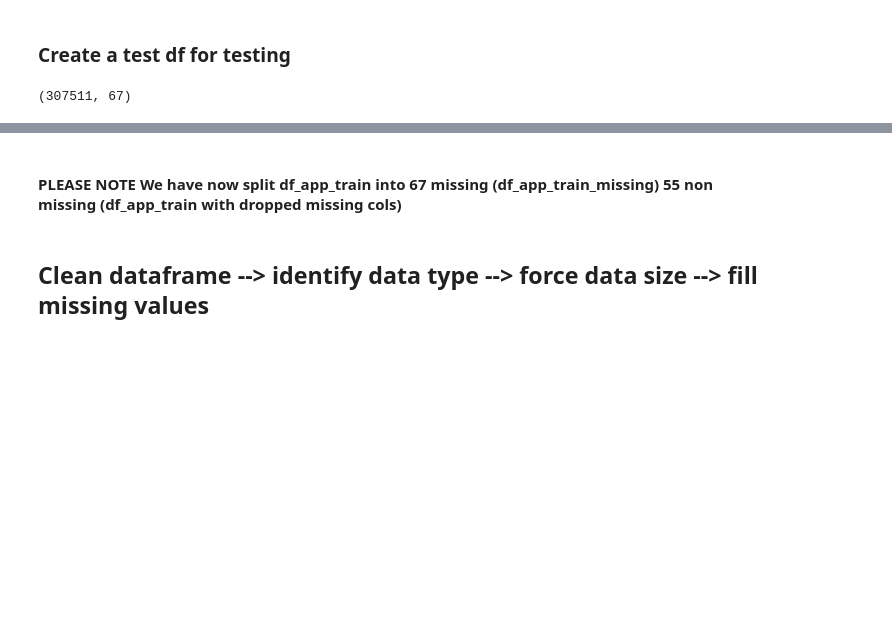
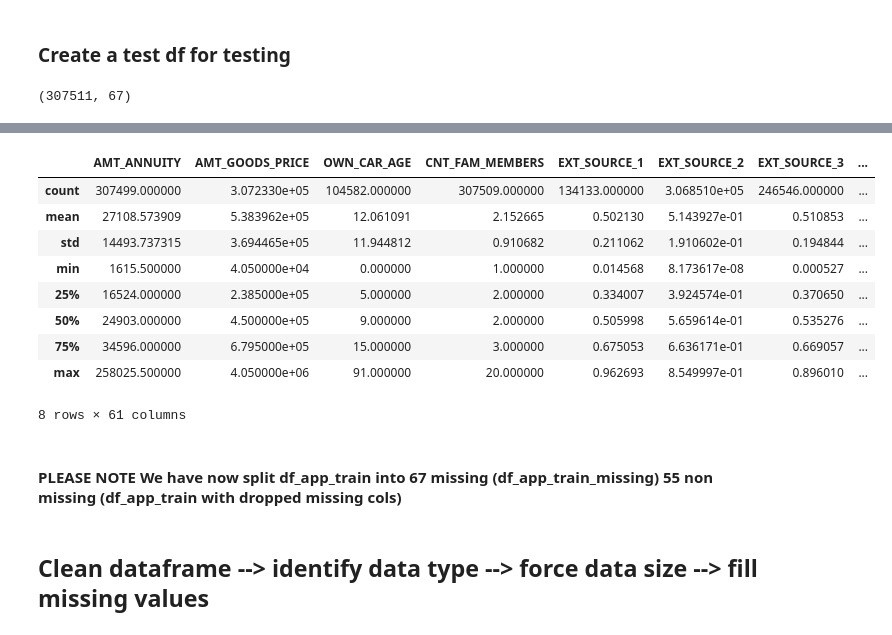
Before and after one commit to SoundBoySelecta/1261-HC, a Jupyter notebook: 13_02_2020.ipynb, the cells around one changed output, grey strips where cells are left out. Cells and saved outputs as stored; diff of their text form; code cells hidden in the pictures; blank space fills up the shorter version.

```diff
--- a/13_02_2020.ipynb
+++ b/13_02_2020.ipynb
@@ -187,3 +232,16 @@ df_test.shape
+# %%
+df_test.describe()
+# %% [output]
+|  | AMT_ANNUITY | AMT_GOODS_PRICE | OWN_CAR_AGE | CNT_FAM_MEMBERS | EXT_SOURCE_1 | EXT_SOURCE_2 | EXT_SOURCE_3 | ... |
+| count | 307499.000000 | 3.072330e+05 | 104582.000000 | 307509.000000 | 134133.000000 | 3.068510e+05 | 246546.000000 | ... |
+| mean | 27108.573909 | 5.383962e+05 | 12.061091 | 2.152665 | 0.502130 | 5.143927e-01 | 0.510853 | ... |
+| std | 14493.737315 | 3.694465e+05 | 11.944812 | 0.910682 | 0.211062 | 1.910602e-01 | 0.194844 | ... |
+| min | 1615.500000 | 4.050000e+04 | 0.000000 | 1.000000 | 0.014568 | 8.173617e-08 | 0.000527 | ... |
+| 25% | 16524.000000 | 2.385000e+05 | 5.000000 | 2.000000 | 0.334007 | 3.924574e-01 | 0.370650 | ... |
+| 50% | 24903.000000 | 4.500000e+05 | 9.000000 | 2.000000 | 0.505998 | 5.659614e-01 | 0.535276 | ... |
+| 75% | 34596.000000 | 6.795000e+05 | 15.000000 | 3.000000 | 0.675053 | 6.636171e-01 | 0.669057 | ... |
+| max | 258025.500000 | 4.050000e+06 | 91.000000 | 20.000000 | 0.962693 | 8.549997e-01 | 0.896010 | ... |
+8 rows × 61 columns
 # %% [markdown]
 #### PLEASE NOTE We have now split df_app_train into 67 missing (df_app_train_missing) 55 non missing (df_app_train with dropped missing cols)
 # %% [markdown]
```
Also changed, not shown: parts of 8 cells of this notebook.
